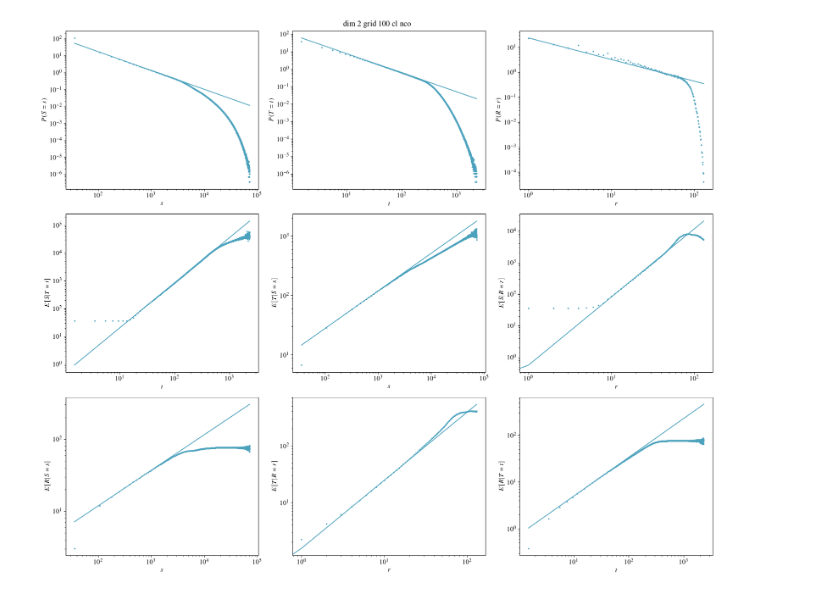
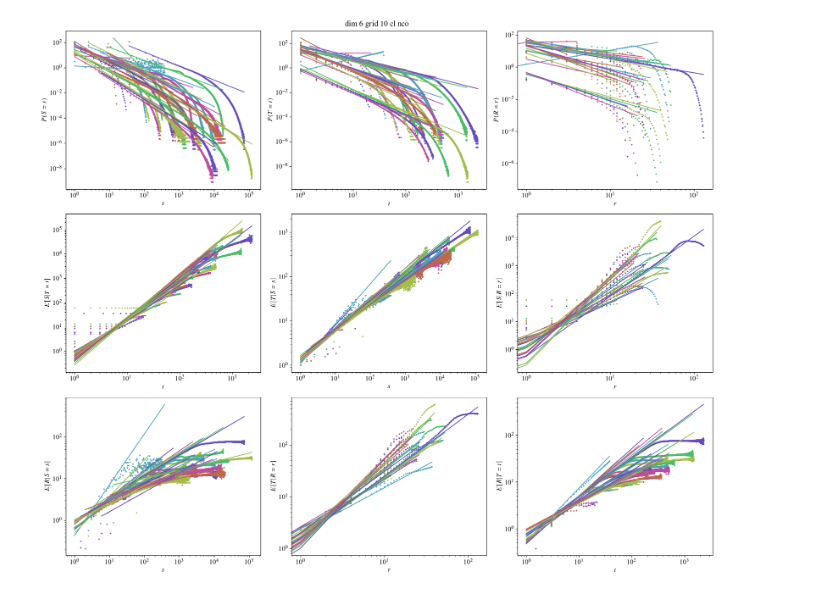
Before and after one commit to GabrielRemi/Sandpile, a Jupyter notebook: Code/scaling_exponents.ipynb, the cells around one changed output. Saved outputs shown, nothing was run; the diff lists cells and outputs as text; code cells hidden in the pictures.

Commit message:
meta eta

```diff
--- a/Code/scaling_exponents.ipynb
+++ b/Code/scaling_exponents.ipynb
@@ -17,7 +17,6 @@ do_plot = False
 if isinstance(meta[0], int):
     meta = [meta[meta[0]]]
     do_plot = True
-meta = [meta[13]]
 do_plot = True
 df = pd.DataFrame()
 for m in meta:
@@ -40,4 +54,4 @@ df
-[figure, old version]
+[figure, new version]
 # %%
 import uncertainties as unc
 df.query("grid != 5 and relax == 'cl nco'", inplace=True)
```
Also changed, not shown: parts of 1 cell of this notebook.
